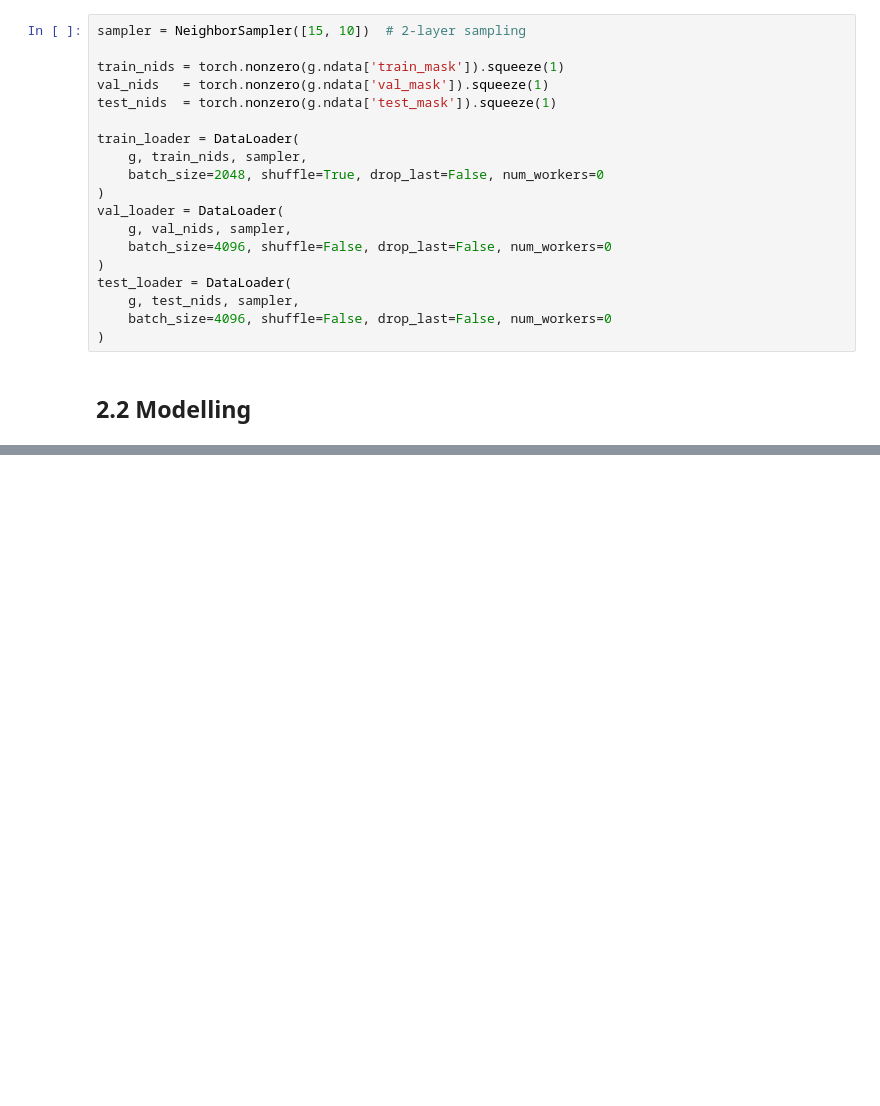
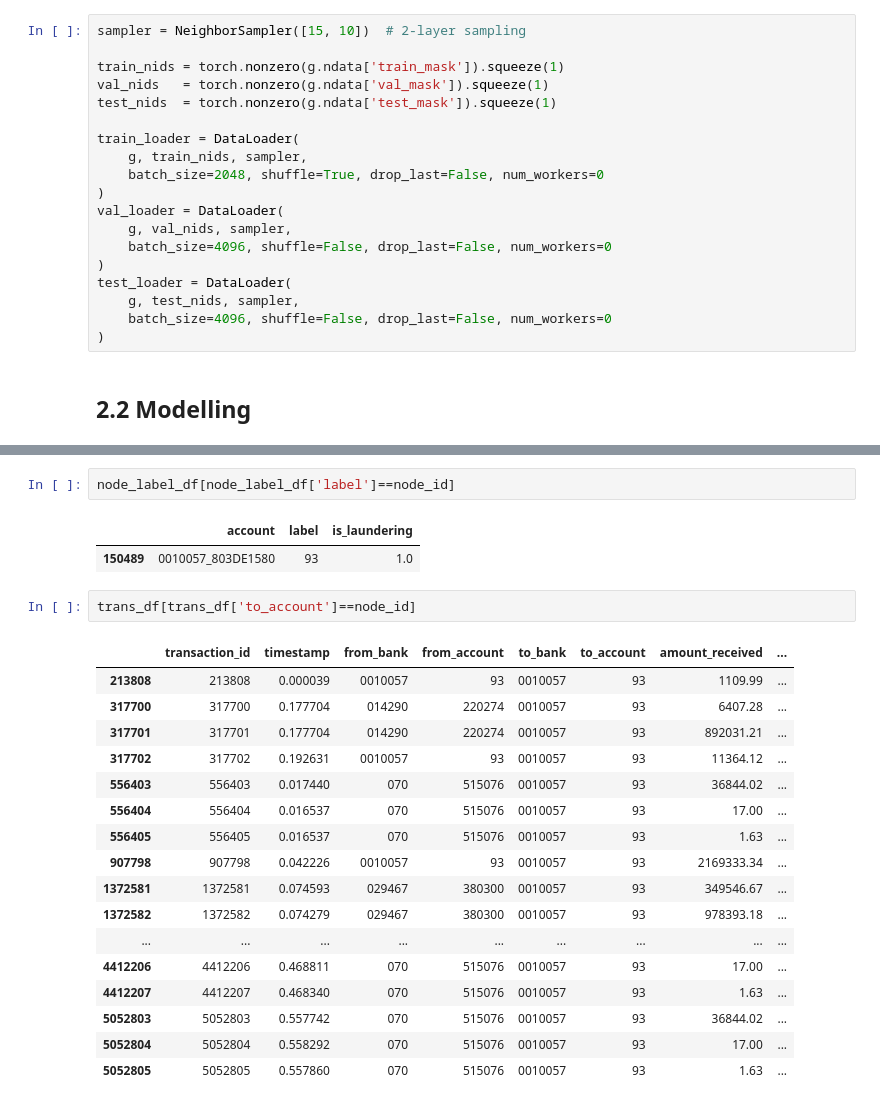
Before and after one commit to euph00/AML-GNN-project, a Jupyter notebook: supervised_graph_src/graph_node_classification.ipynb, the cells around one changed output, grey strips where cells are left out. Drawn from its saved outputs; the diff is of its cells as text; blank space fills up the shorter version.

```diff
--- a/supervised_graph_src/graph_node_classification.ipynb
+++ b/supervised_graph_src/graph_node_classification.ipynb
@@ -391,0 +667,25 @@ F1-score:  0.0406
+# %%
+node_label_df[node_label_df['label']==node_id]
+# %% [output]
+|  | account | label | is_laundering |
+| 150489 | 0010057_803DE1580 | 93 | 1.0 |
+# %%
+trans_df[trans_df['to_account']==node_id]
+# %% [output]
+|  | transaction_id | timestamp | from_bank | from_account | to_bank | to_account | amount_received | ... |
+| 213808 | 213808 | 0.000039 | 0010057 | 93 | 0010057 | 93 | 1109.99 | ... |
+| 317700 | 317700 | 0.177704 | 014290 | 220274 | 0010057 | 93 | 6407.28 | ... |
+| 317701 | 317701 | 0.177704 | 014290 | 220274 | 0010057 | 93 | 892031.21 | ... |
+| 317702 | 317702 | 0.192631 | 0010057 | 93 | 0010057 | 93 | 11364.12 | ... |
+| 556403 | 556403 | 0.017440 | 070 | 515076 | 0010057 | 93 | 36844.02 | ... |
+| 556404 | 556404 | 0.016537 | 070 | 515076 | 0010057 | 93 | 17.00 | ... |
+| 556405 | 556405 | 0.016537 | 070 | 515076 | 0010057 | 93 | 1.63 | ... |
+| 907798 | 907798 | 0.042226 | 0010057 | 93 | 0010057 | 93 | 2169333.34 | ... |
+| 1372581 | 1372581 | 0.074593 | 029467 | 380300 | 0010057 | 93 | 349546.67 | ... |
+| 1372582 | 1372582 | 0.074279 | 029467 | 380300 | 0010057 | 93 | 978393.18 | ... |
+| ... | ... | ... | ... | ... | ... | ... | ... | ... |
+| 4412206 | 4412206 | 0.468811 | 070 | 515076 | 0010057 | 93 | 17.00 | ... |
+| 4412207 | 4412207 | 0.468340 | 070 | 515076 | 0010057 | 93 | 1.63 | ... |
+| 5052803 | 5052803 | 0.557742 | 070 | 515076 | 0010057 | 93 | 36844.02 | ... |
+| 5052804 | 5052804 | 0.558292 | 070 | 515076 | 0010057 | 93 | 17.00 | ... |
+| 5052805 | 5052805 | 0.557860 | 070 | 515076 | 0010057 | 93 | 1.63 | ... |
```
Also changed, not shown: parts of 21 cells of this notebook.
